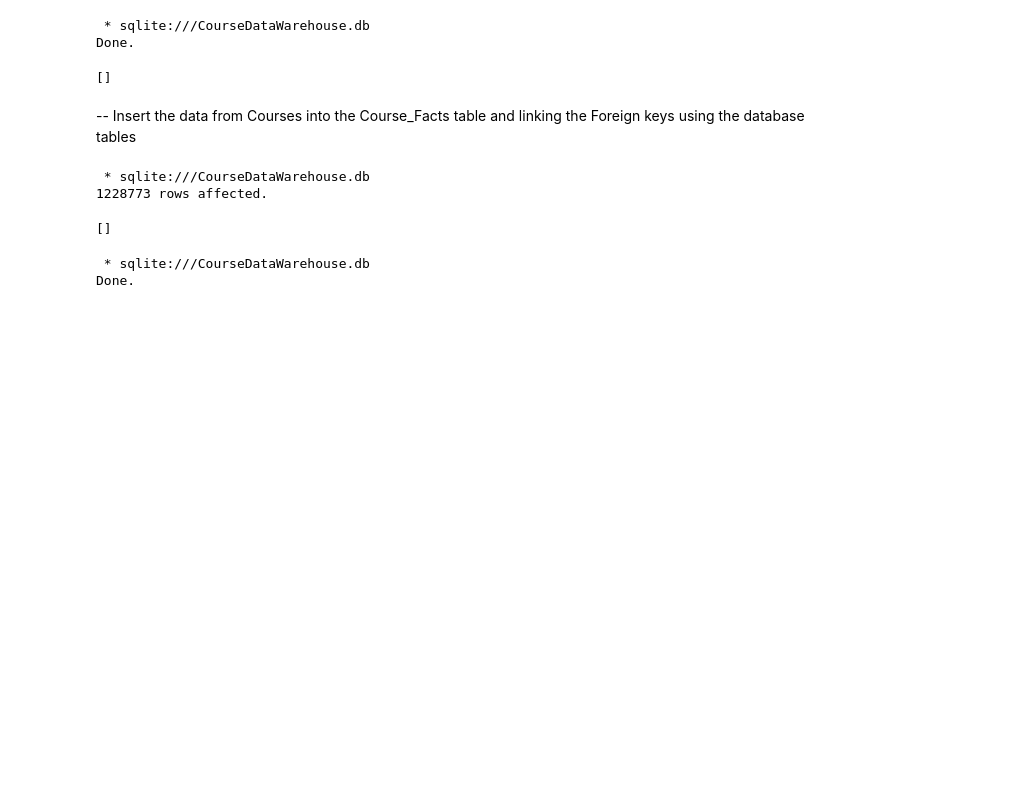
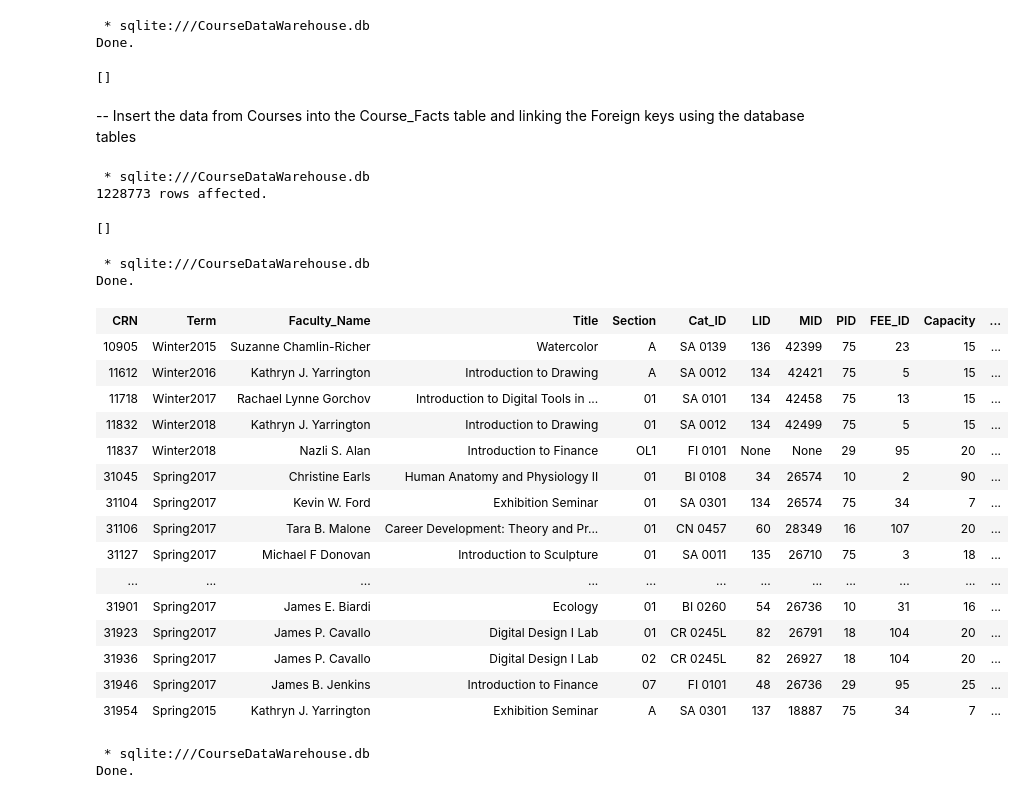
Before and after one commit to fairfield-university-ba-510-spring2019/final-project-team-new, a Jupyter notebook: Docs/CourseDataWarehouseETL.ipynb, the cells around one changed output. Drawn from its saved outputs; the diff is of its cells as text; code cells hidden in the pictures; blank space fills up the shorter version.

```diff
--- a/Docs/CourseDataWarehouseETL.ipynb
+++ b/Docs/CourseDataWarehouseETL.ipynb
@@ -417,6 +442,34 @@ FROM Courses
  * sqlite:///CourseDataWarehouse.db
 1228773 rows affected.
 []
+# %%
+%%sql
+SELECT *
+FROM Course_Facts
+WHERE FEE_ID NOT NULL
+GROUP BY Title, Section, Term
+ORDER BY CRN
+LIMIT 50
+;
+# %% [output]
+ * sqlite:///CourseDataWarehouse.db
+Done.
+| CRN | Term | Faculty_Name | Title | Section | Cat_ID | LID | MID | PID | FEE_ID | Capacity | ... |
+| 10905 | Winter2015 | Suzanne Chamlin-Richer | Watercolor | A | SA 0139 | 136 | 42399 | 75 | 23 | 15 | ... |
+| 11612 | Winter2016 | Kathryn J. Yarrington | Introduction to Drawing | A | SA 0012 | 134 | 42421 | 75 | 5 | 15 | ... |
+| 11718 | Winter2017 | Rachael Lynne Gorchov | Introduction to Digital Tools in ... | 01 | SA 0101 | 134 | 42458 | 75 | 13 | 15 | ... |
+| 11832 | Winter2018 | Kathryn J. Yarrington | Introduction to Drawing | 01 | SA 0012 | 134 | 42499 | 75 | 5 | 15 | ... |
+| 11837 | Winter2018 | Nazli S. Alan | Introduction to Finance | OL1 | FI 0101 | None | None | 29 | 95 | 20 | ... |
+| 31045 | Spring2017 | Christine Earls | Human Anatomy and Physiology II | 01 | BI 0108 | 34 | 26574 | 10 | 2 | 90 | ... |
+| 31104 | Spring2017 | Kevin W. Ford | Exhibition Seminar | 01 | SA 0301 | 134 | 26574 | 75 | 34 | 7 | ... |
+| 31106 | Spring2017 | Tara B. Malone | Career Development: Theory and Pr... | 01 | CN 0457 | 60 | 28349 | 16 | 107 | 20 | ... |
+| 31127 | Spring2017 | Michael F Donovan | Introduction to Sculpture | 01 | SA 0011 | 135 | 26710 | 75 | 3 | 18 | ... |
+| ... | ... | ... | ... | ... | ... | ... | ... | ... | ... | ... | ... |
+| 31901 | Spring2017 | James E. Biardi | Ecology | 01 | BI 0260 | 54 | 26736 | 10 | 31 | 16 | ... |
+| 31923 | Spring2017 | James P. Cavallo | Digital Design I Lab | 01 | CR 0245L | 82 | 26791 | 18 | 104 | 20 | ... |
+| 31936 | Spring2017 | James P. Cavallo | Digital Design I Lab | 02 | CR 0245L | 82 | 26927 | 18 | 104 | 20 | ... |
+| 31946 | Spring2017 | James B. Jenkins | Introduction to Finance | 07 | FI 0101 | 48 | 26736 | 29 | 95 | 25 | ... |
+| 31954 | Spring2015 | Kathryn J. Yarrington | Exhibition Seminar | A | SA 0301 | 137 | 18887 | 75 | 34 | 7 | ... |
 # %%
 %%sql
 SELECT *
```
Also changed, not shown: parts of 9 cells of this notebook, 2 other files.
